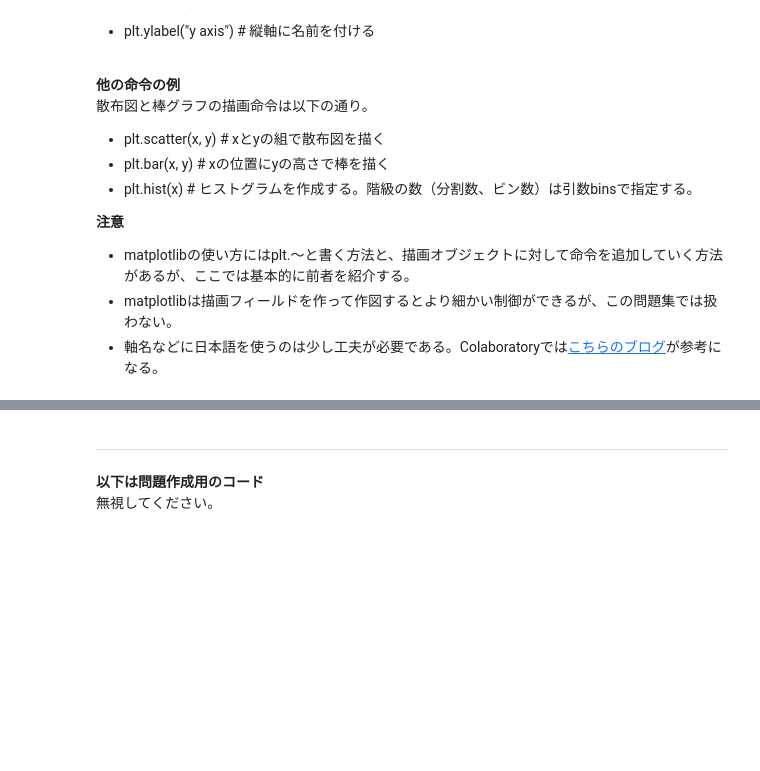
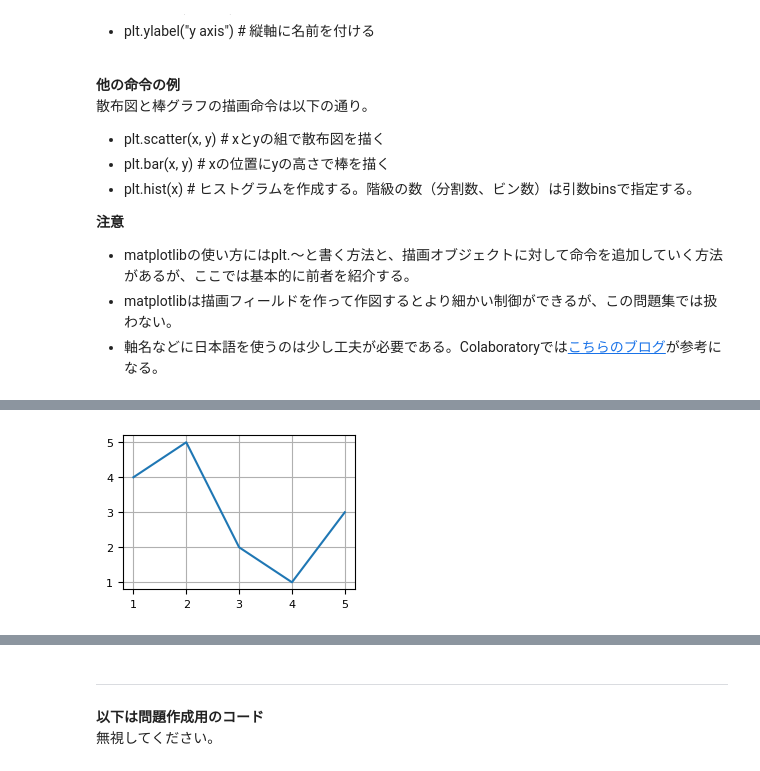
Before and after one commit to KatsuhiroMorishita/python_practice, a Jupyter notebook: _build/jupyter_execute/matplotlib_practice1.ipynb, the cells around one changed output, grey strips where cells are left out. Drawn from its saved outputs; the diff is of its cells as text; code cells hidden in the pictures; blank space fills up the shorter version.

```diff
--- a/_build/jupyter_execute/matplotlib_practice1.ipynb
+++ b/_build/jupyter_execute/matplotlib_practice1.ipynb
@@ -83,3 +64,15 @@ plt.show()       # グラフの表示を指示（グラフの設定が終わっ
+# %%
+# 解答例
+import matplotlib.pyplot as plt     # matplotlibを取り込む
+%matplotlib inline
+
+x = [1,2,3,4,5]
+y = [4,5,2,1,3]
+plt.plot(x, y)   # 折れ線グラフの描画を指示
+plt.grid(True)   # グリッドを表示
+plt.show()       # グラフの表示を指示（グラフの設定が終わった後に呼び出す）
+# %% [output]
+[figure, added]
 # %% [markdown]
 ---
 ### 問題　関数のグラフ描画
```
Also changed, not shown: parts of 1 cell of this notebook, 27 other files.
